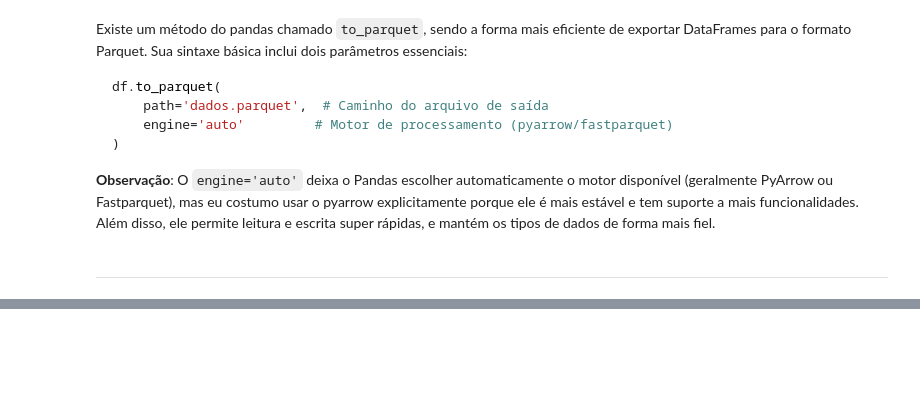
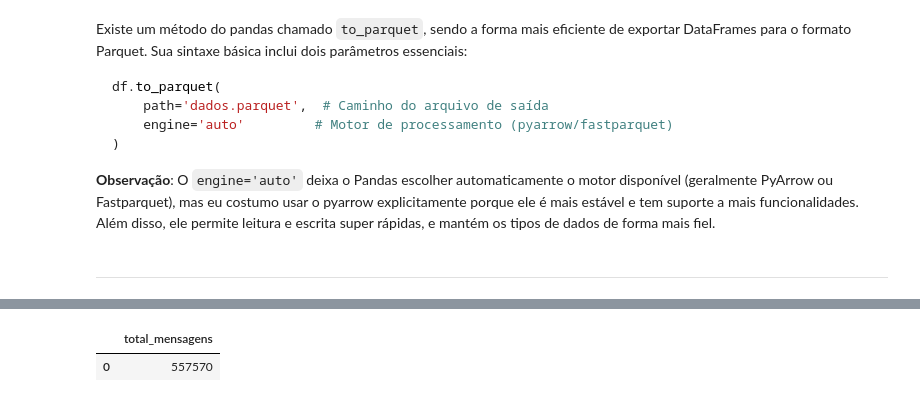
Before and after one commit to EstherMart/Data-Mining, a Jupyter notebook: Lista02_ExtracaoDeDados/extracao.ipynb, the cells around one changed output, grey strips where cells are left out. Drawn from its saved outputs; the diff is of its cells as text; code cells hidden in the pictures; blank space fills up the shorter version.

```diff
--- a/Lista02_ExtracaoDeDados/extracao.ipynb
+++ b/Lista02_ExtracaoDeDados/extracao.ipynb
@@ -265,0 +303,5 @@ df_sem_trava_zap.to_parquet('fakeTelegram.BR_2022_filtrado.parquet', engine='pya
+# %%
+conn.execute("SELECT COUNT(*) AS total_mensagens FROM tabela_dados").fetchdf()
+# %% [output]
+|  | total_mensagens |
+| 0 | 557570 |
```
Also changed, not shown: parts of 18 cells of this notebook.
